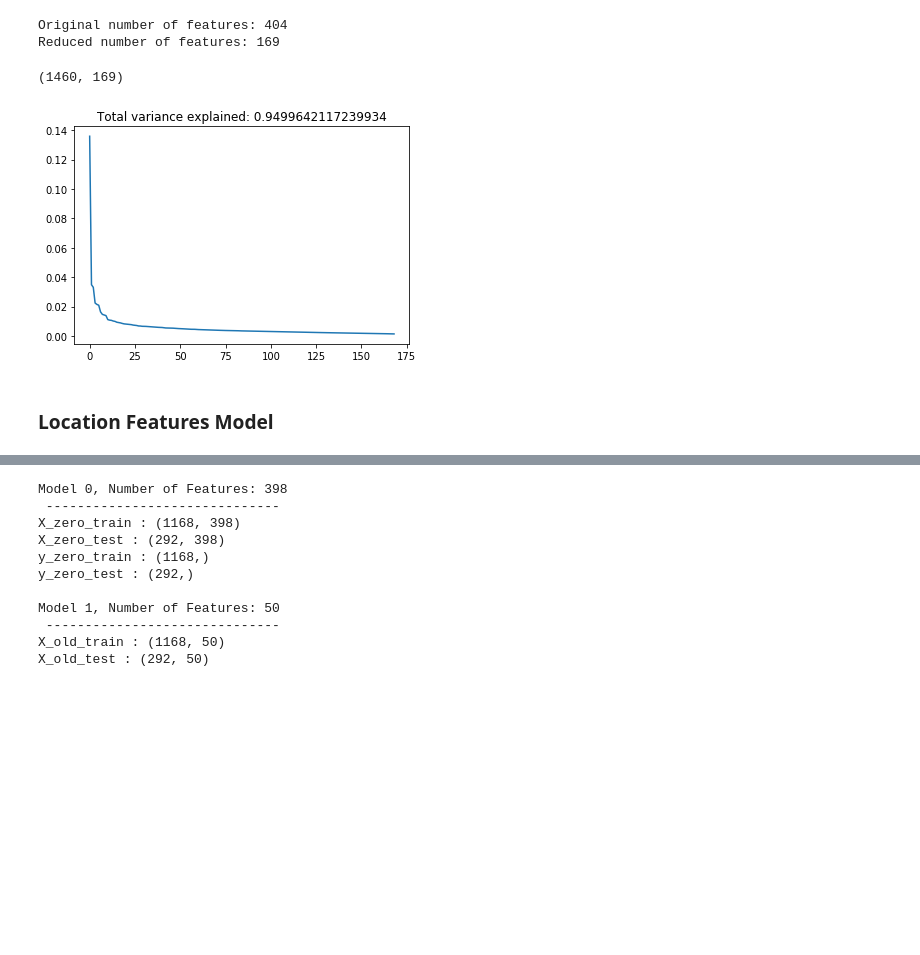
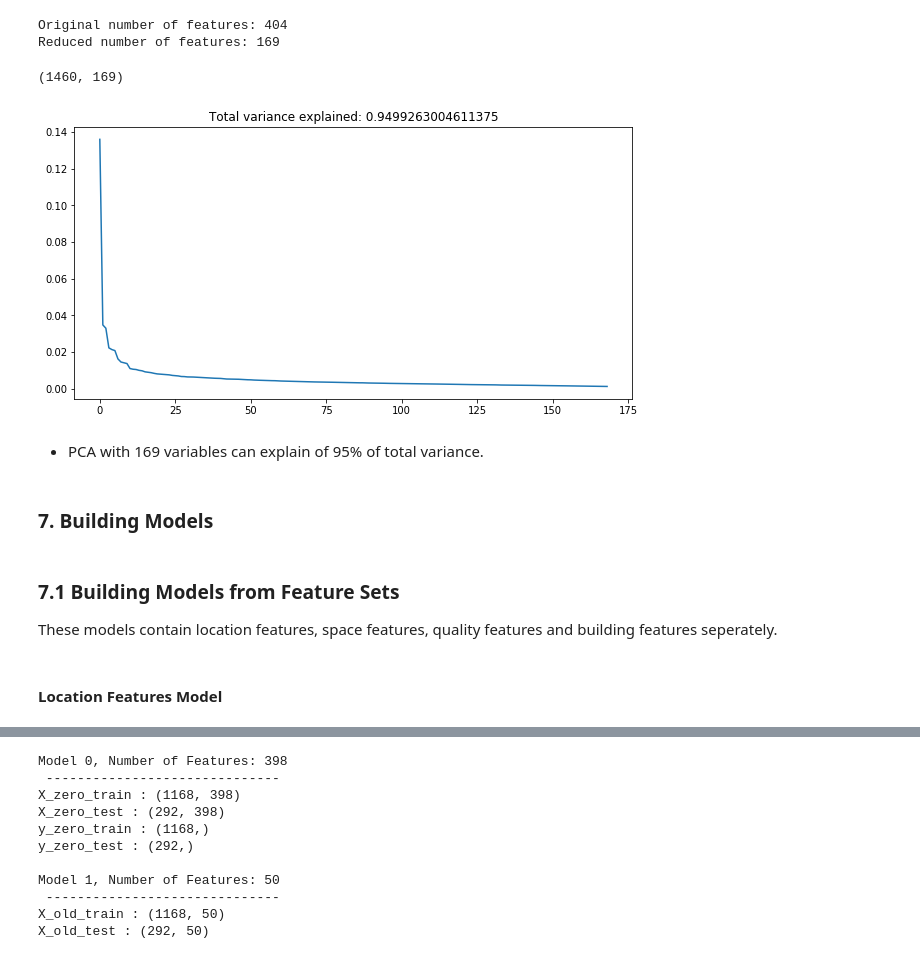
Before and after one commit to omerfkarabey/Data-Science-Projects, a Jupyter notebook: house_pricing_regression.ipynb, the cells around one changed output, grey strips where cells are left out. Saved outputs shown, nothing was run; the diff lists cells and outputs as text; code cells hidden in the pictures; blank space fills up the shorter version.

```diff
--- a/house_pricing_regression.ipynb
+++ b/house_pricing_regression.ipynb
@@ -43,0 +71,4 @@ test_f.head()
+# %%
+train_1 = pd.read_csv('train.csv') # created for later purpose
+train_f = train_1.copy()
+test_f = pd.read_csv('test.csv')
@@ -1725,14 +925,15 @@ pca = decomposition.PCA(n_components=169)
 
 # Fit the PCA and transform the data
 X_std_pca = pca.fit_transform(X_std)
+
+# View the new feature data's shape
+X_std_pca.shape
+# %% [output]
+(1460, 169)
-# %%
-# View the new feature data's shape
-X_std_pca.shape
-# %% [output]
-(1460, 169)
 # %%
+plt.figure(figsize = (10,5))
 plt.plot(pca.explained_variance_ratio_)
 plt.title('Total variance explained: {}'.format(pca.explained_variance_ratio_.sum()))
 plt.show()
 # %% [output]
-[figure, old version]
+[figure, new version]
@@ -1742,2 +940,10 @@ from statsmodels.tools.eval_measures import mse, rmse
+# %% [markdown]
+* PCA with 169 variables can explain of 95% of total variance.
+# %% [markdown]
+### 7. Building Models
+# %% [markdown]
+### 7.1 Building Models from Feature Sets
+
+These models contain location features, space features, quality features and building features seperately.
 # %% [markdown]
-### Location Features Model
+#### Location Features Model
```
Also changed, not shown: parts of 363 cells of this notebook.
